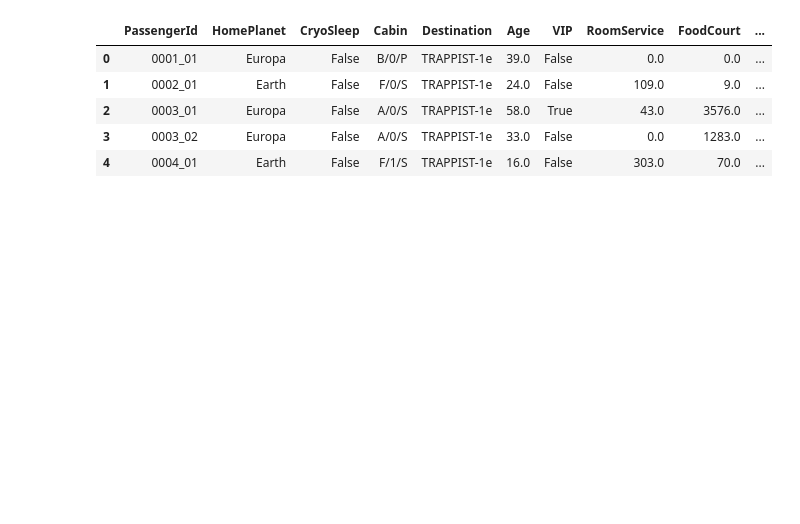
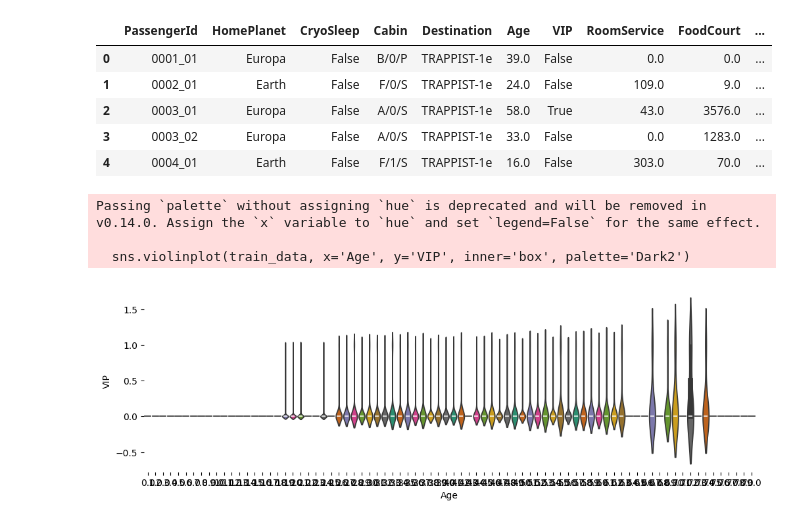
Before and after one commit to 7PAM2015-0105-2023-Group-7/Kaggle-Challange, a Jupyter notebook: Kaggle_Challange_notebook.ipynb, the cells around one changed output. Saved outputs shown, nothing was run; the diff lists cells and outputs as text; code cells hidden in the pictures; blank space fills up the shorter version.

```diff
--- a/Kaggle_Challange_notebook.ipynb
+++ b/Kaggle_Challange_notebook.ipynb
@@ -3,8 +3,10 @@
 # %%
 import pandas as pd
-data = 'https://raw.githubusercontent.com/7PAM2015-0105-2023-Group-7/Kaggle-Challange/main/train.csv'
-df = pd.read_csv(data)
-df.head()
+train_data_path = 'https://raw.githubusercontent.com/7PAM2015-0105-2023-Group-7/Kaggle-Challange/main/train.csv'
+test_data_path = 'https://raw.githubusercontent.com/7PAM2015-0105-2023-Group-7/Kaggle-Challange/main/test.csv'
+train_data = pd.read_csv(train_data_path)
+test_data = pd.read_csv(test_data_path)
+train_data.head()
 # %% [output]
 |  | PassengerId | HomePlanet | CryoSleep | Cabin | Destination | Age | VIP | RoomService | FoodCourt | ... |
 | 0 | 0001_01 | Europa | False | B/0/P | TRAPPIST-1e | 39.0 | False | 0.0 | 0.0 | ... |
@@ -12,3 +14,17 @@ df.head()
 | 2 | 0003_01 | Europa | False | A/0/S | TRAPPIST-1e | 58.0 | True | 43.0 | 3576.0 | ... |
 | 3 | 0003_02 | Europa | False | A/0/S | TRAPPIST-1e | 33.0 | False | 0.0 | 1283.0 | ... |
 | 4 | 0004_01 | Earth | False | F/1/S | TRAPPIST-1e | 16.0 | False | 303.0 | 70.0 | ... |
+# %%
+# @title VIP vs Age
+
+from matplotlib import pyplot as plt
+import seaborn as sns
+figsize = (12, 1.2 * len(train_data['VIP'].unique()))
+plt.figure(figsize=figsize)
+sns.violinplot(train_data, x='Age', y='VIP', inner='box', palette='Dark2')
+sns.despine(top=True, right=True, bottom=True, left=True)
+# %% [output]
+Passing `palette` without assigning `hue` is deprecated and will be removed in v0.14.0. Assign the `x` variable to `hue` and set `legend=False` for the same effect.
+
+  sns.violinplot(train_data, x='Age', y='VIP', inner='box', palette='Dark2')
+[figure, added]
```
Also changed, not shown: parts of 4 cells of this notebook.
